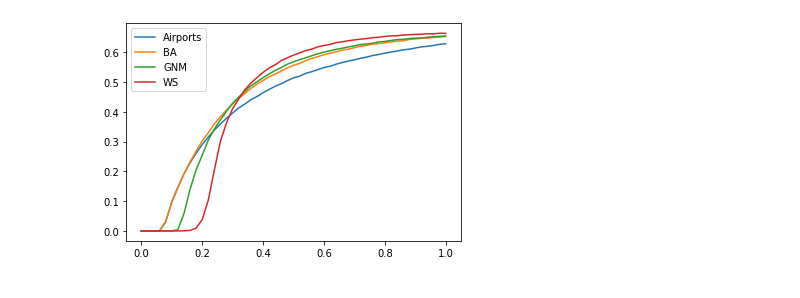
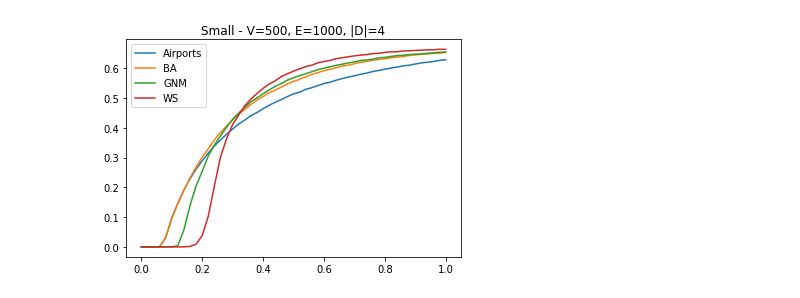
Before and after one commit to baton96/Complex-Networks, a Jupyter notebook: A4/A4.ipynb, the cells around one changed output. Saved outputs shown, nothing was run; the diff lists cells and outputs as text; code cells hidden in the pictures.

```diff
--- a/A4/A4.ipynb
+++ b/A4/A4.ipynb
@@ -56,8 +55,9 @@ for path in glob("small/*.txt"):
 # %%
 x = [i/50 for i in range(len(small["BA"]))]
 for k, v in small.items():
     plt.plot(x, v, label=k)
+plt.title("Small - V=500, E=1000, |D|=4")
 plt.legend()
 plt.show()
 # %% [output]
-[figure, old version]
+[figure, new version]
```
Also changed, not shown: parts of 8 cells of this notebook, 37 other files.
